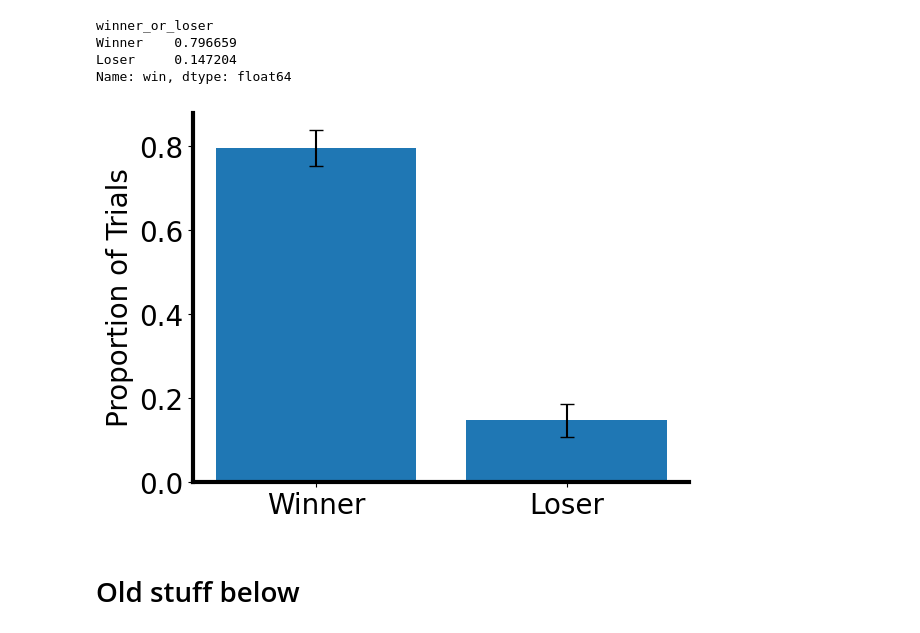
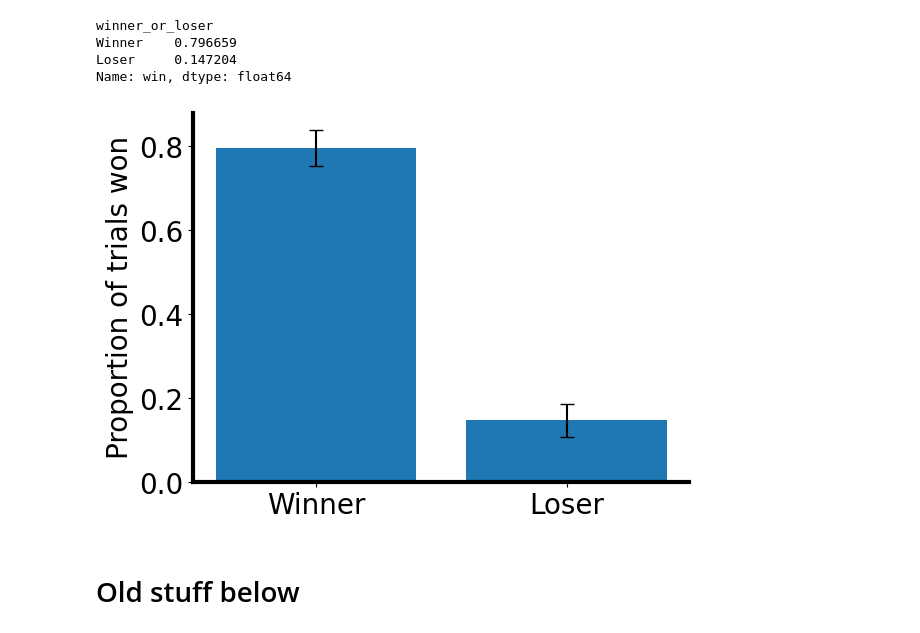
Before and after one commit to padillacoreanolab/reward_comp_ext, a Jupyter notebook: results/2024_09_02_behavioral_reward_comp/01_competitive_trials_analysis.ipynb, the cells around one changed output. Drawn from its saved outputs; the diff is of its cells as text; code cells hidden in the pictures.

```diff
--- a/results/2024_09_02_behavioral_reward_comp/01_competitive_trials_analysis.ipynb
+++ b/results/2024_09_02_behavioral_reward_comp/01_competitive_trials_analysis.ipynb
@@ -1045,32 +1092,32 @@ plt.show()
 # %%
 fig, ax = plt.subplots()
 
 
 group_means = proportions_grouped_exploded_columns.groupby('winner_or_loser')['win'].mean().sort_index(ascending=False)
 group_sem = proportions_grouped_exploded_columns.groupby('winner_or_loser')['win'].sem().sort_index(ascending=False)
 
 # Plotting the bar plot with error bars (SEM)
 plt.bar(group_means.index, group_means, yerr=group_sem, capsize=5)
 
 # Adding labels and title
-plt.ylabel('Proportion of Trials', size=20)
+plt.ylabel('Proportion of trials won', size=20)
 
 # Hide top and right borders
 ax.spines['top'].set_visible(False)
 ax.spines['right'].set_visible(False)
 
 # Leave bottom and left spines
 ax.spines['bottom'].set_visible(True)
 ax.spines['left'].set_visible(True)
 ax.spines['bottom'].set_linewidth(3)
 ax.spines['left'].set_linewidth(3)
 
 ax.tick_params(axis='both', which='major', labelsize=20)
 ax.tick_params(axis='both', which='minor', labelsize=20)
 
 plt.show()
 # %% [output]
-[figure, old version]
+[figure, new version]
 # %% [markdown]
 # Old stuff below
 # %%
```
Also changed, not shown: parts of 6 cells of this notebook.
